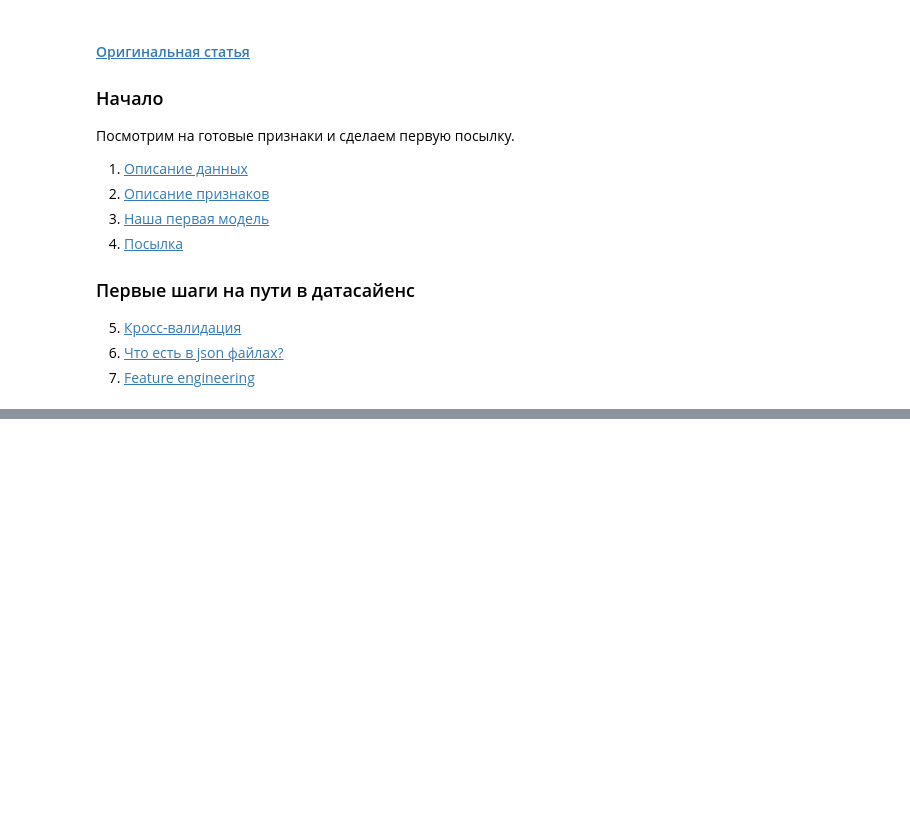
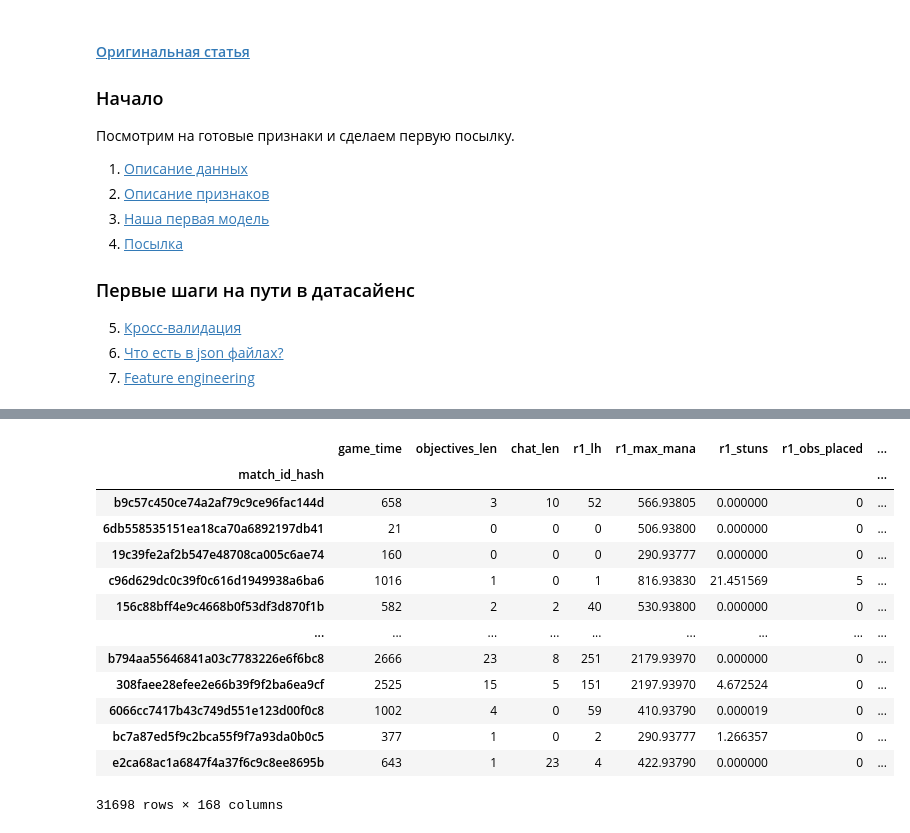
Before and after one commit to CyanusCentaurea/BI_ML_2023, a Jupyter notebook: kaggle_dota/main_code.ipynb, the cells around one changed output, grey strips where cells are left out. Saved outputs shown, nothing was run; the diff lists cells and outputs as text; code cells hidden in the pictures; blank space fills up the shorter version.

```diff
--- a/kaggle_dota/main_code.ipynb
+++ b/kaggle_dota/main_code.ipynb
@@ -24,0 +510,9 @@
+# %%
+# Скопируем таблицу с признаками
+df_train_features_extended = df_train_features_extended.copy()
+
+# Добавим признаки в оба датасета
+add_new_features(df_train_features_extended)
+
+X_test = X_test.copy()
+add_new_features(X_test)
@@ -24,0 +541,5 @@
+# %%
+# Обозначаем категориальные переменные для препроцессора
+
+cat_cols = [
+           ]
@@ -24,0 +699,20 @@
+# %%
+num_cols = list(df_train_features_extended.drop(cat_cols, axis=1))
+all_features = cat_cols + num_cols
+df_train_features_extended = df_train_features_extended[all_features]
+df_train_features_extended
+# %% [output]
+|  | game_time | objectives_len | chat_len | r1_lh | r1_max_mana | r1_stuns | r1_obs_placed | ... |
+| match_id_hash |  |  |  |  |  |  |  | ... |
+| b9c57c450ce74a2af79c9ce96fac144d | 658 | 3 | 10 | 52 | 566.93805 | 0.000000 | 0 | ... |
+| 6db558535151ea18ca70a6892197db41 | 21 | 0 | 0 | 0 | 506.93800 | 0.000000 | 0 | ... |
+| 19c39fe2af2b547e48708ca005c6ae74 | 160 | 0 | 0 | 0 | 290.93777 | 0.000000 | 0 | ... |
+| c96d629dc0c39f0c616d1949938a6ba6 | 1016 | 1 | 0 | 1 | 816.93830 | 21.451569 | 5 | ... |
+| 156c88bff4e9c4668b0f53df3d870f1b | 582 | 2 | 2 | 40 | 530.93800 | 0.000000 | 0 | ... |
+| ... | ... | ... | ... | ... | ... | ... | ... | ... |
+| b794aa55646841a03c7783226e6f6bc8 | 2666 | 23 | 8 | 251 | 2179.93970 | 0.000000 | 0 | ... |
+| 308faee28efee2e66b39f9f2ba6ea9cf | 2525 | 15 | 5 | 151 | 2197.93970 | 4.672524 | 0 | ... |
+| 6066cc7417b43c749d551e123d00f0c8 | 1002 | 4 | 0 | 59 | 410.93790 | 0.000019 | 0 | ... |
+| bc7a87ed5f9c2bca55f9f7a93da0b0c5 | 377 | 1 | 0 | 2 | 290.93777 | 1.266357 | 0 | ... |
+| e2ca68ac1a6847f4a37f6c9c8ee8695b | 643 | 1 | 23 | 4 | 422.93790 | 0.000000 | 0 | ... |
+31698 rows × 168 columns
```
Also changed, not shown: parts of 29 cells of this notebook.
